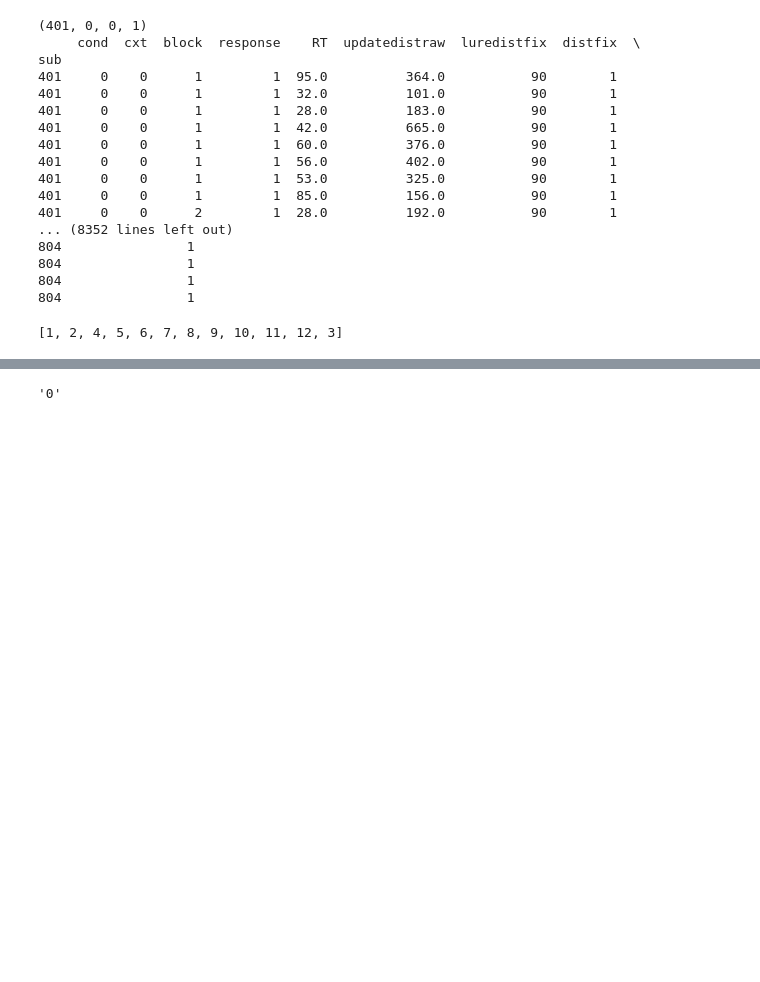
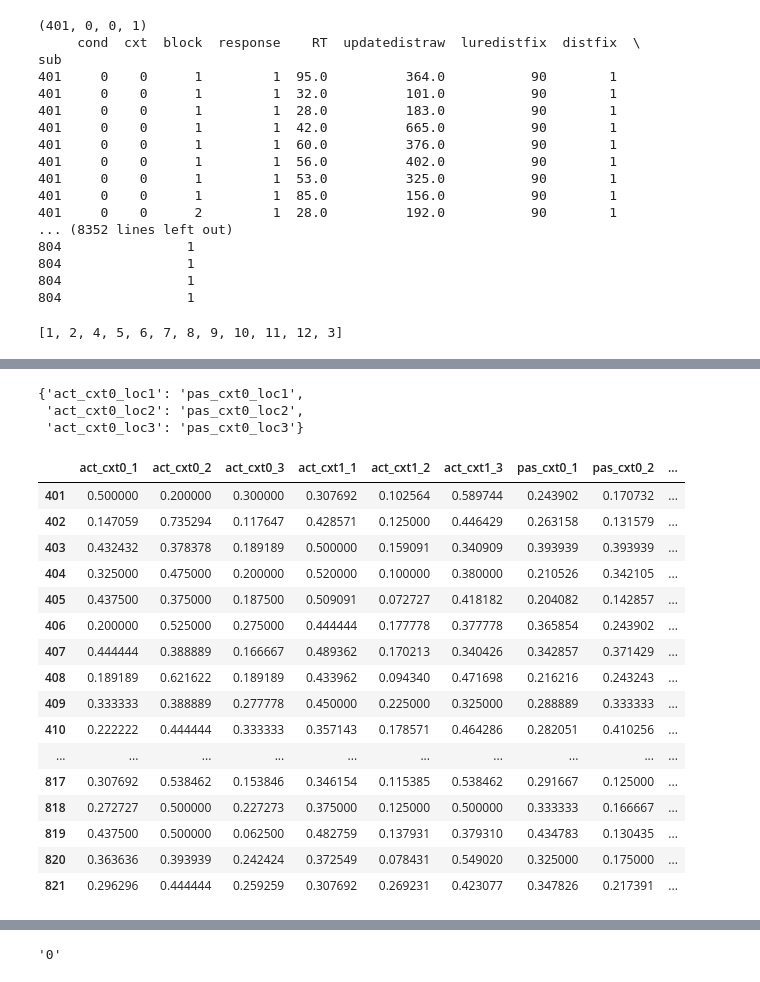
Before and after one commit to donnajobridge/data_visualizations, a Jupyter notebook: cxtupdate/cxtupdate_visualizations.ipynb, the cells around one changed output, grey strips where cells are left out. Cells and saved outputs as stored; diff of their text form; code cells hidden in the pictures; blank space fills up the shorter version.

```diff
--- a/cxtupdate/cxtupdate_visualizations.ipynb
+++ b/cxtupdate/cxtupdate_visualizations.ipynb
@@ -112,10 +159,6 @@ tmp.rename(columns={1:'act_cxt0_loc1', 2:'act_cxt0_loc2', 3:'act_cxt0_loc3',
 # %%
 tmp.fillna(value=0, inplace=True)
 
-act0=['act_cxt0_loc1', 'act_cxt0_loc2', 'act_cxt0_loc3']
-act1=['act_cxt1_loc1', 'act_cxt1_loc2', 'act_cxt1_loc3']
-pas0=['pas_cxt0_loc1', 'pas_cxt0_loc2', 'pas_cxt0_loc3']
-pas1=['pas_cxt1_loc1', 'pas_cxt1_loc2', 'pas_cxt1_loc3']
 
 
 tmp['act_cxt0_all']=tmp[act0].sum(axis=1)
@@ -124,0 +188,27 @@ tmp['pas_cxt1_all']=tmp[pas1].sum(axis=1)
+# %%
+
+def get_response_counts(new_cxt):
+    response = new_cxt.groupby(['sub', 'cond', 'cxt', 'response'])
+    response_counts = pd.DataFrame()
+    for ind, row in response:
+        sub, cond, cxt, response = ind
+        count=row['response'].count()
+
+        cond_map = {0:'act', 1:'pas'}
+        cond_name = cond_map[cond]
+        colname = f'{cond_name}_cxt{cxt}_loc{response}'
+
+        response_counts.loc[sub,colname]=count
+
+    response_counts.fillna(value=0, inplace=True)
+
+    for cond in ['act', 'pas']:
+        for cxt in [0,1]:
+            new_col=f'{cond}_cxt{cxt}_all'
+            col_list= [f'{cond}_cxt{cxt}_loc{loc}' for loc in range(1,4)]
+            response_counts[new_col] = response_counts[col_list].sum(axis=1)
+
+    return response_counts
+response_counts=get_response_counts(new_cxt)
+
+response_counts
@@ -125,3 +244,47 @@ tmp['pas_cxt1_all']=tmp[pas1].sum(axis=1)
+# %%
+#{a:pas0 for a in act0}
+ap=zip(act0, pas0)
+old_columns=act0;
+new_columns=pas0
+# {a[0]:a[1] for a in ap}
+{a:p for (a, p) in zip(act0,pas0)}
+col_map= {old:new for (old, new) in zip(old_columns,new_columns)}
+col_map
+# %% [output]
+{'act_cxt0_loc1': 'pas_cxt0_loc1',
+ 'act_cxt0_loc2': 'pas_cxt0_loc2',
+ 'act_cxt0_loc3': 'pas_cxt0_loc3'}
+# %%
+def get_prop(condlist, condname, response_counts):
+    newdf = pd.DataFrame()
+    for ind, col in enumerate(condlist):
+        newdf[condname +'_'+str(ind+1)] = response_counts[col]/response_counts[condname +'_all']
+    return newdf
+act0_prop=get_prop(act0, 'act_cxt0', response_counts)
+act1_prop=get_prop(act1, 'act_cxt1', response_counts)
+pas0_prop=get_prop(pas0, 'pas_cxt0', response_counts)
+pas1_prop=get_prop(pas1, 'pas_cxt1', response_counts)
+
+props_wide_atom=pd.concat([act0_prop, act1_prop, pas0_prop, pas1_prop], axis=1)
+props_wide_atom
+# %% [output]
+|  | act_cxt0_1 | act_cxt0_2 | act_cxt0_3 | act_cxt1_1 | act_cxt1_2 | act_cxt1_3 | pas_cxt0_1 | pas_cxt0_2 | ... |
+| 401 | 0.500000 | 0.200000 | 0.300000 | 0.307692 | 0.102564 | 0.589744 | 0.243902 | 0.170732 | ... |
+| 402 | 0.147059 | 0.735294 | 0.117647 | 0.428571 | 0.125000 | 0.446429 | 0.263158 | 0.131579 | ... |
+| 403 | 0.432432 | 0.378378 | 0.189189 | 0.500000 | 0.159091 | 0.340909 | 0.393939 | 0.393939 | ... |
+| 404 | 0.325000 | 0.475000 | 0.200000 | 0.520000 | 0.100000 | 0.380000 | 0.210526 | 0.342105 | ... |
+| 405 | 0.437500 | 0.375000 | 0.187500 | 0.509091 | 0.072727 | 0.418182 | 0.204082 | 0.142857 | ... |
+| 406 | 0.200000 | 0.525000 | 0.275000 | 0.444444 | 0.177778 | 0.377778 | 0.365854 | 0.243902 | ... |
+| 407 | 0.444444 | 0.388889 | 0.166667 | 0.489362 | 0.170213 | 0.340426 | 0.342857 | 0.371429 | ... |
+| 408 | 0.189189 | 0.621622 | 0.189189 | 0.433962 | 0.094340 | 0.471698 | 0.216216 | 0.243243 | ... |
+| 409 | 0.333333 | 0.388889 | 0.277778 | 0.450000 | 0.225000 | 0.325000 | 0.288889 | 0.333333 | ... |
+| 410 | 0.222222 | 0.444444 | 0.333333 | 0.357143 | 0.178571 | 0.464286 | 0.282051 | 0.410256 | ... |
+| ... | ... | ... | ... | ... | ... | ... | ... | ... | ... |
+| 817 | 0.307692 | 0.538462 | 0.153846 | 0.346154 | 0.115385 | 0.538462 | 0.291667 | 0.125000 | ... |
+| 818 | 0.272727 | 0.500000 | 0.227273 | 0.375000 | 0.125000 | 0.500000 | 0.333333 | 0.166667 | ... |
+| 819 | 0.437500 | 0.500000 | 0.062500 | 0.482759 | 0.137931 | 0.379310 | 0.434783 | 0.130435 | ... |
+| 820 | 0.363636 | 0.393939 | 0.242424 | 0.372549 | 0.078431 | 0.549020 | 0.325000 | 0.175000 | ... |
+| 821 | 0.296296 | 0.444444 | 0.259259 | 0.307692 | 0.269231 | 0.423077 | 0.347826 | 0.217391 | ... |
 # %%
 def get_prop(condlist, condname, tmp):
     newdf=pd.DataFrame()
```
Also changed, not shown: parts of 10 cells of this notebook, 11 other files.
